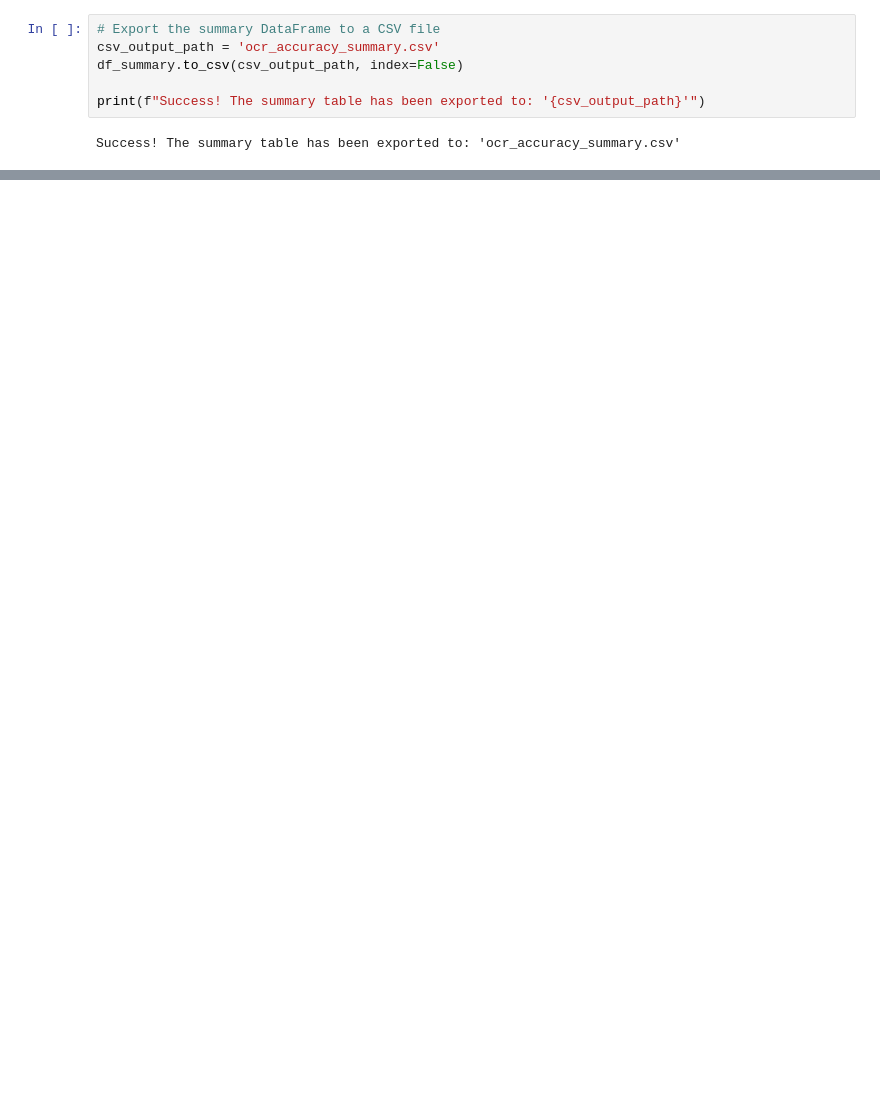
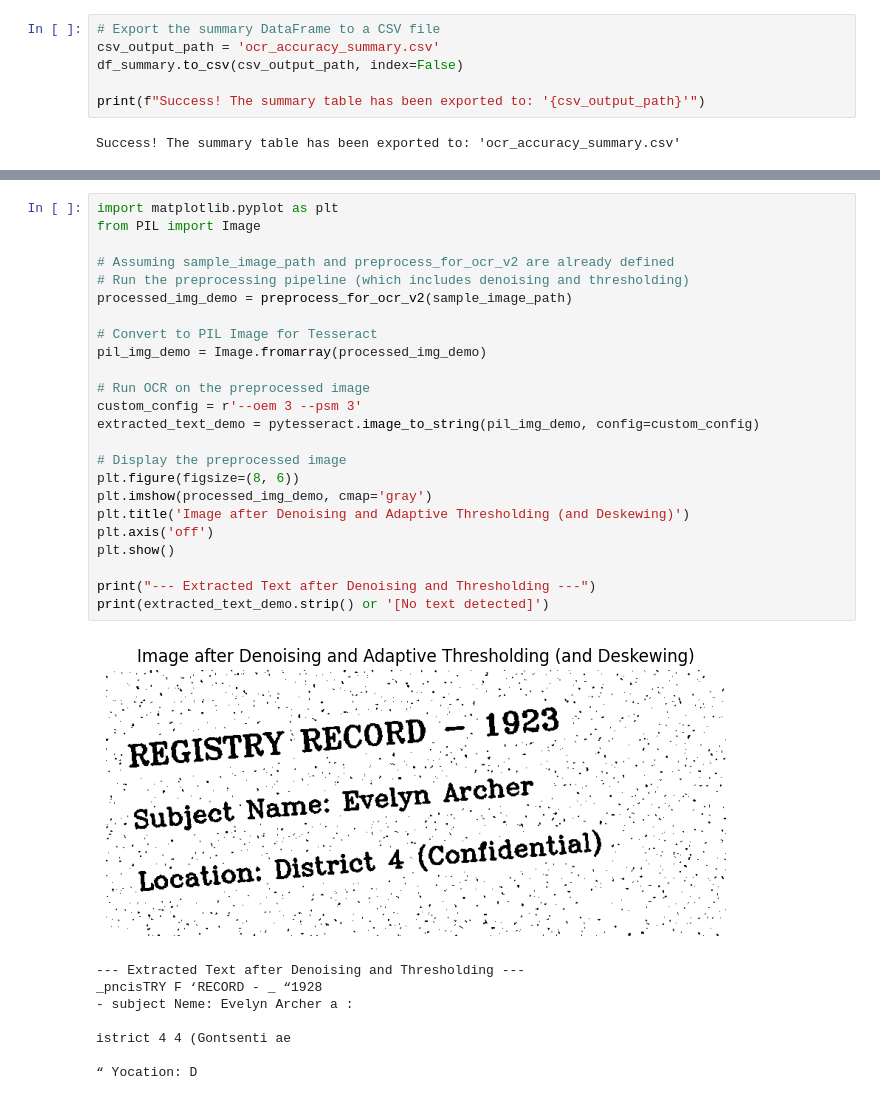
Before and after one commit to JacekDrzycimski/6tunnel, a Jupyter notebook: OCR_2.ipynb, the cells around one changed output, grey strips where cells are left out. Cells and saved outputs as stored; diff of their text form; blank space fills up the shorter version.

```diff
--- a/OCR_2.ipynb
+++ b/OCR_2.ipynb
@@ -430 +532,34 @@ Overall Cumulative Pipeline Improvement:  +24.44 percentage points
 ======================================
+# %%
+import matplotlib.pyplot as plt
+from PIL import Image
+
+# Assuming sample_image_path and preprocess_for_ocr_v2 are already defined
+# Run the preprocessing pipeline (which includes denoising and thresholding)
+processed_img_demo = preprocess_for_ocr_v2(sample_image_path)
+
+# Convert to PIL Image for Tesseract
+pil_img_demo = Image.fromarray(processed_img_demo)
+
+# Run OCR on the preprocessed image
+custom_config = r'--oem 3 --psm 3'
+extracted_text_demo = pytesseract.image_to_string(pil_img_demo, config=custom_config)
+
+# Display the preprocessed image
+plt.figure(figsize=(8, 6))
+plt.imshow(processed_img_demo, cmap='gray')
+plt.title('Image after Denoising and Adaptive Thresholding (and Deskewing)')
+plt.axis('off')
+plt.show()
+
+print("--- Extracted Text after Denoising and Thresholding ---")
+print(extracted_text_demo.strip() or '[No text detected]')
+# %% [output]
+[figure, added]
+--- Extracted Text after Denoising and Thresholding ---
+_pncisTRY F ‘RECORD - _ “1928
+- subject Neme: Evelyn Archer a :
+
+istrict 4 4 (Gontsenti ae
+
+“ Yocation: D
```
Also changed, not shown: parts of 31 cells of this notebook.
